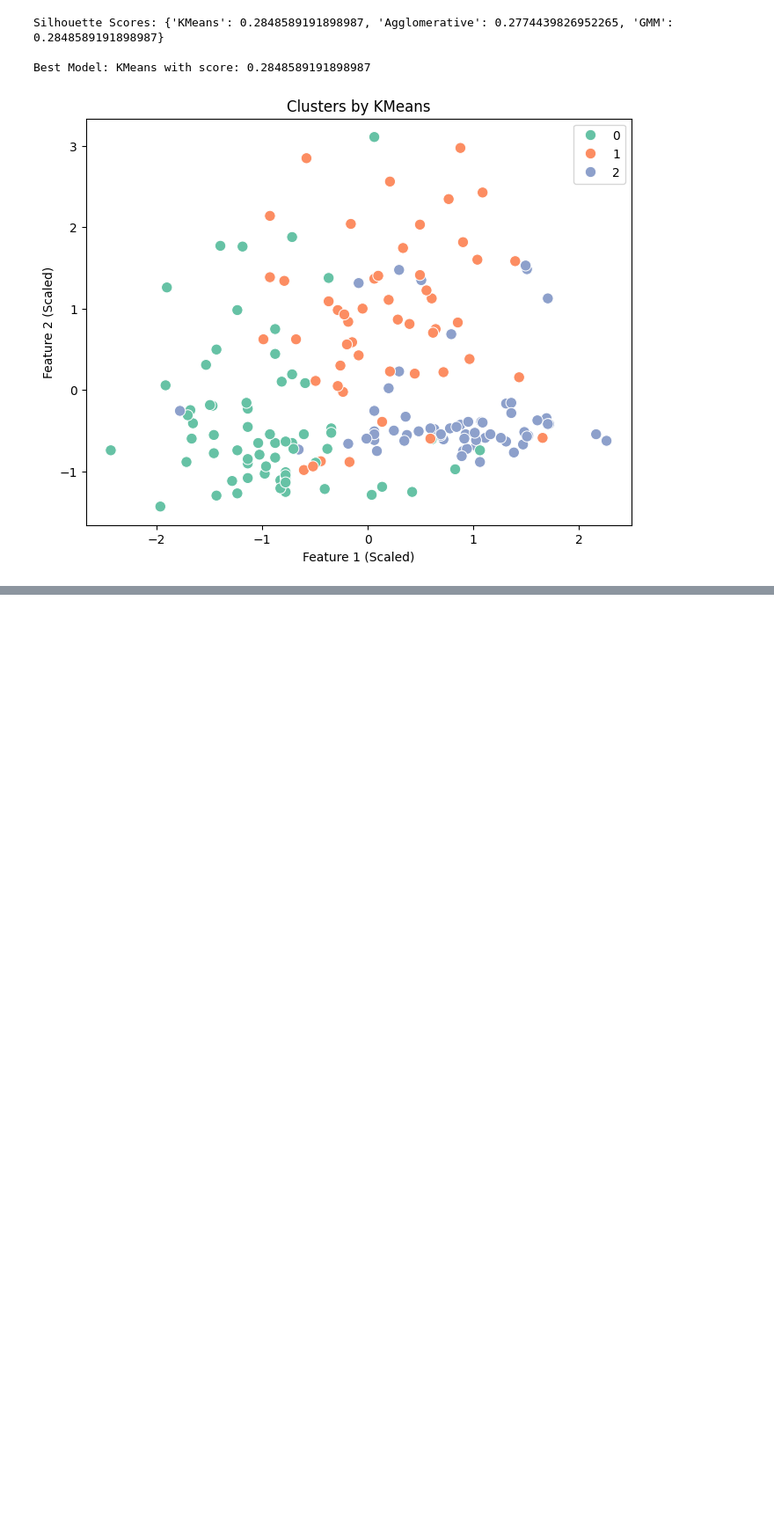
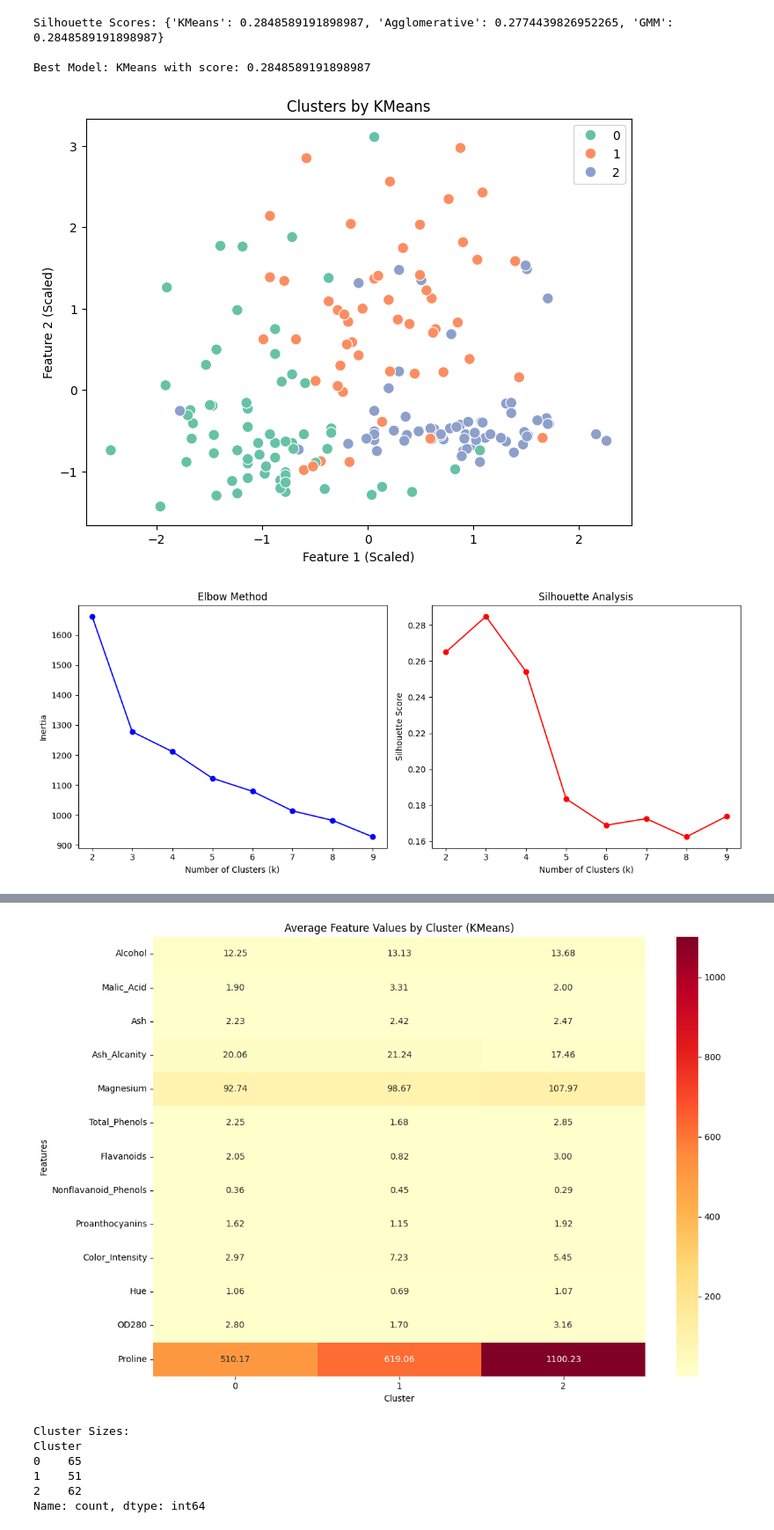
Before and after one commit to kwaldro7/Data-Mining-Project-4, a Jupyter notebook: project4.ipynb, the cells around one changed output, grey strips where cells are left out. Shown at 88% size. Cells and saved outputs as stored; diff of their text form; code cells hidden in the pictures; blank space fills up the shorter version.

Commit message:
added elbow graph & feature vals by cluster

```diff
--- a/project4.ipynb
+++ b/project4.ipynb
@@ -106,3 +166,66 @@ plt.ylabel('Feature 2 (Scaled)')
 plt.show()
 # %% [output]
 [figure]
+# %%
+# Elbow method to determine optimal k
+inertias = []
+silhouette_scores = []
+K_range = range(2, 10)
+
+for k in K_range:
+    kmeans = KMeans(n_clusters=k, random_state=42)
+    kmeans.fit(X)
+    inertias.append(kmeans.inertia_)
+    silhouette_scores.append(silhouette_score(X, kmeans.labels_))
+
+# Plot elbow curve
+plt.figure(figsize=(12, 5))
+plt.subplot(1, 2, 1)
+plt.plot(K_range, inertias, 'bo-')
+plt.xlabel('Number of Clusters (k)')
+plt.ylabel('Inertia')
+plt.title('Elbow Method')
+
+plt.subplot(1, 2, 2)
+plt.plot(K_range, silhouette_scores, 'ro-')
+plt.xlabel('Number of Clusters (k)')
+plt.ylabel('Silhouette Score')
+plt.title('Silhouette Analysis')
+plt.tight_layout()
+plt.show()
+
+# Cluster profiles
+# Determine best model and get its labels
+best_model = max(scores, key=scores.get)
+print(f"Best Model: {best_model} with score: {scores[best_model]}")
+
+# Get the labels from the best model
+if best_model == 'KMeans':
+    best_labels = kmeans_labels
+elif best_model == 'Agglomerative':
+    best_labels = agg_labels
+else:  # GMM
+    best_labels = gmm_labels
+
+# Now add to dataframe
+df['Cluster'] = best_labels
+
+# Create cluster profiles
+cluster_profiles = df.groupby('Cluster').mean()
+print("\nCluster Profiles:")
+print(cluster_profiles)
+
+# Visualize cluster profiles with heatmap
+plt.figure(figsize=(12, 8))
+sns.heatmap(cluster_profiles.T, annot=True, cmap='YlOrRd', fmt='.2f')
+plt.title(f'Average Feature Values by Cluster ({best_model})')
+plt.xlabel('Cluster')
+plt.ylabel('Features')
+plt.tight_layout()
+plt.show()
+
+# Count samples in each cluster
+print("\nCluster Sizes:")
+print(df['Cluster'].value_counts().sort_index())
+# %% [output]
+[figure, added]
@@ -108,0 +252,7 @@ plt.show()
+[figure, added]
+Cluster Sizes:
+Cluster
+0    65
+1    51
+2    62
+Name: count, dtype: int64
```
Also changed, not shown: parts of 7 cells of this notebook.
